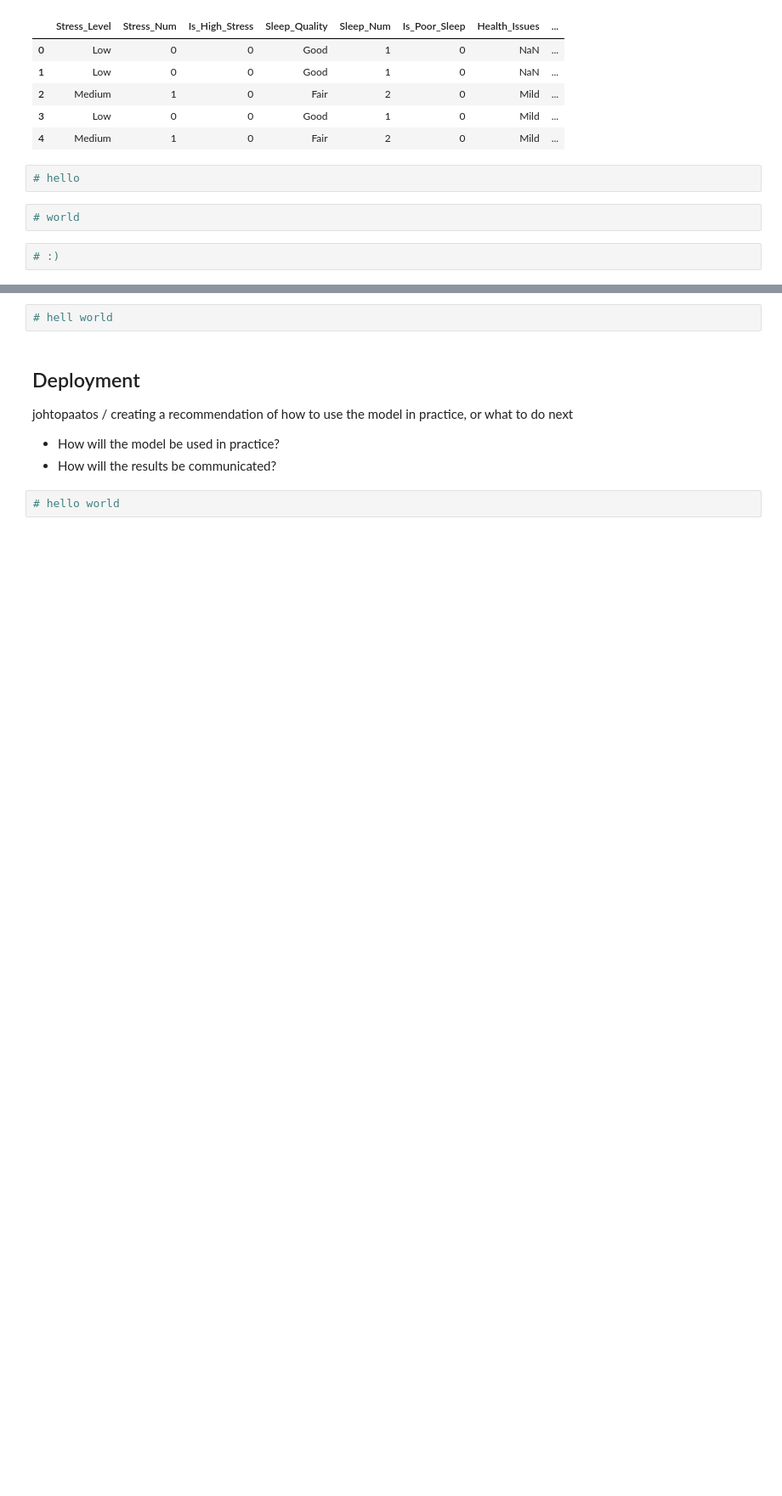
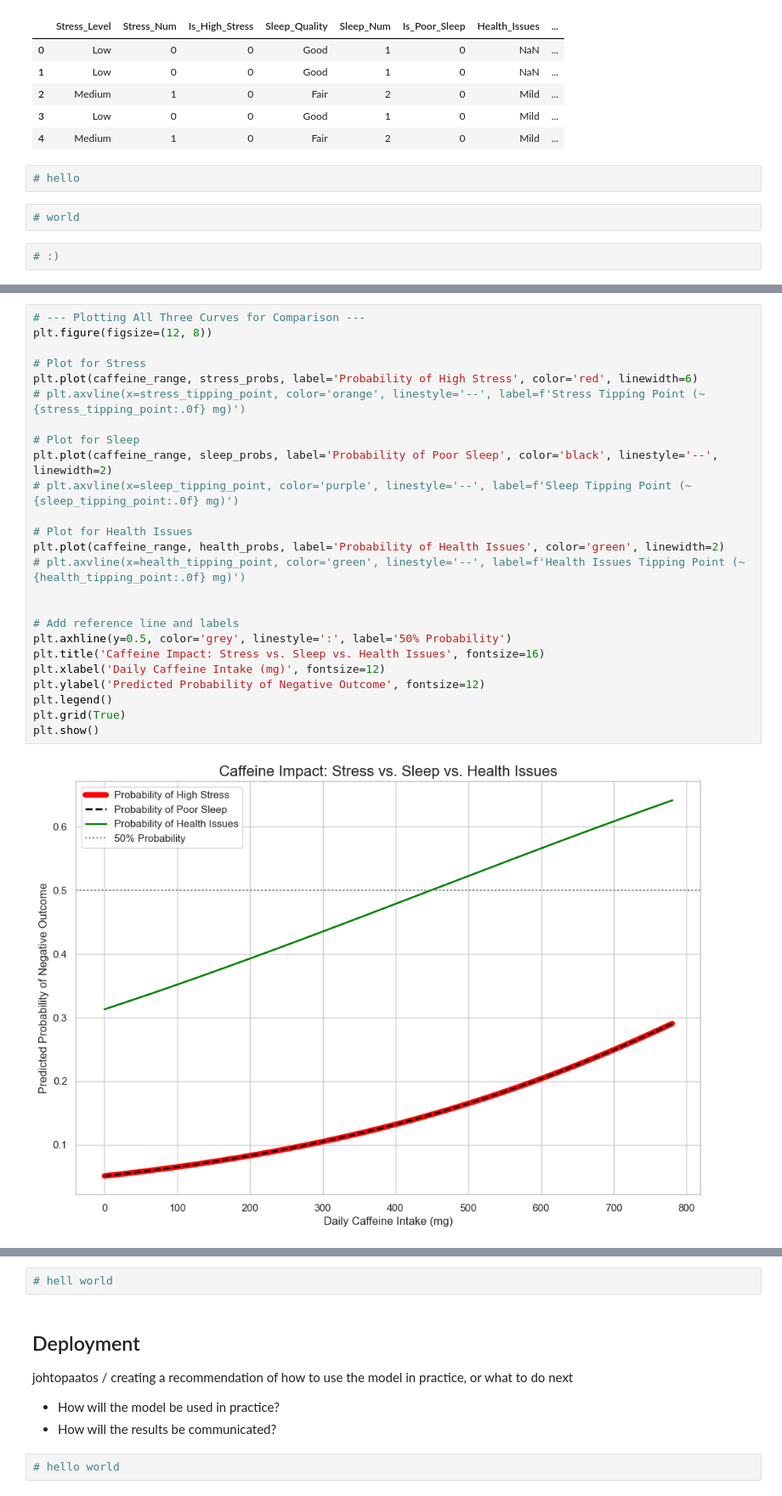
Before and after one commit to Itz-Ezu/DKKO_group6, a Jupyter notebook: coffee_project/hot_coffee.ipynb, the cells around one changed output, grey strips where cells are left out. Shown at 85% size. Drawn from its saved outputs; the diff is of its cells as text; blank space fills up the shorter version.

Commit message:
Determine a Caffeine Threshold draft

```diff
--- a/coffee_project/hot_coffee.ipynb
+++ b/coffee_project/hot_coffee.ipynb
@@ -180,0 +286,27 @@ The goal is to predict the probability of having Is_High_Stress based solely on
+# %%
+# --- Plotting All Three Curves for Comparison ---
+plt.figure(figsize=(12, 8))
+
+# Plot for Stress
+plt.plot(caffeine_range, stress_probs, label='Probability of High Stress', color='red', linewidth=6)
+# plt.axvline(x=stress_tipping_point, color='orange', linestyle='--', label=f'Stress Tipping Point (~{stress_tipping_point:.0f} mg)')
+
+# Plot for Sleep
+plt.plot(caffeine_range, sleep_probs, label='Probability of Poor Sleep', color='black', linestyle='--', linewidth=2)
+# plt.axvline(x=sleep_tipping_point, color='purple', linestyle='--', label=f'Sleep Tipping Point (~{sleep_tipping_point:.0f} mg)')
+
+# Plot for Health Issues
+plt.plot(caffeine_range, health_probs, label='Probability of Health Issues', color='green', linewidth=2)
+# plt.axvline(x=health_tipping_point, color='green', linestyle='--', label=f'Health Issues Tipping Point (~{health_tipping_point:.0f} mg)')
+
+
+# Add reference line and labels
+plt.axhline(y=0.5, color='grey', linestyle=':', label='50% Probability')
+plt.title('Caffeine Impact: Stress vs. Sleep vs. Health Issues', fontsize=16)
+plt.xlabel('Daily Caffeine Intake (mg)', fontsize=12)
+plt.ylabel('Predicted Probability of Negative Outcome', fontsize=12)
+plt.legend()
+plt.grid(True)
+plt.show()
+# %% [output]
+[figure, added]
```
Also changed, not shown: parts of 11 cells of this notebook.
